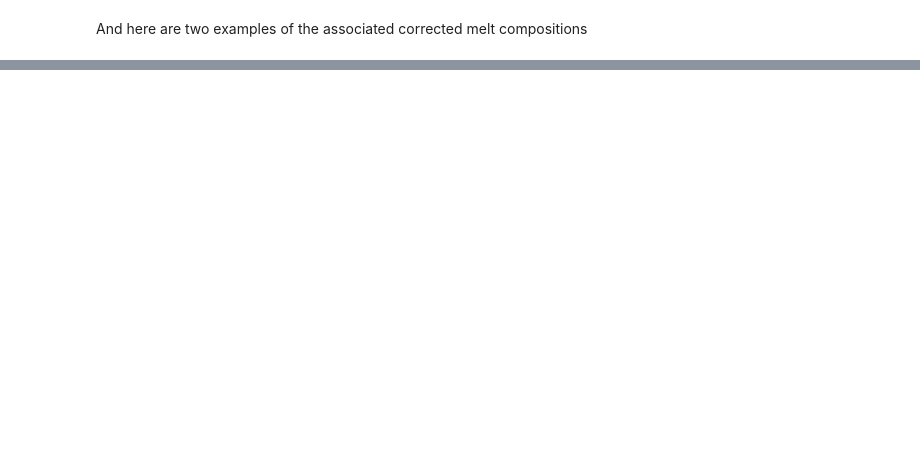
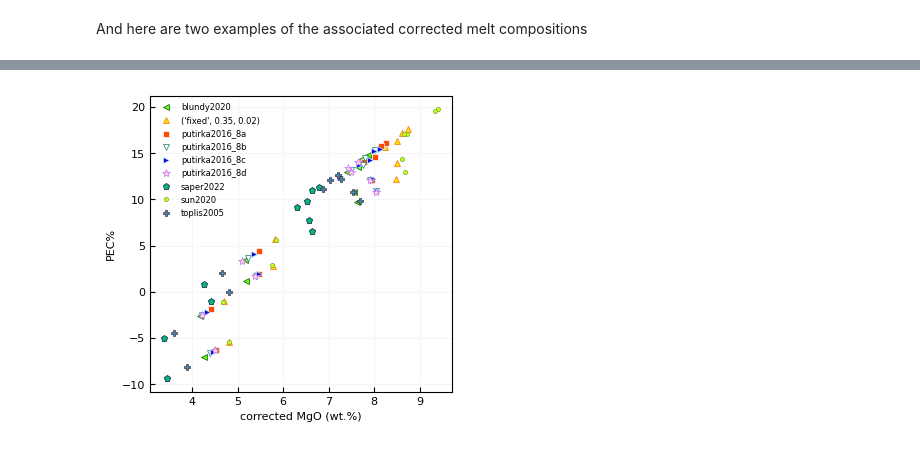
Before and after one commit to TDGerve/MagmaPEC, a Jupyter notebook: docs/source/notebooks/model_comparison.ipynb, the cells around one changed output, grey strips where cells are left out. Saved outputs shown, nothing was run; the diff lists cells and outputs as text; code cells hidden in the pictures; blank space fills up the shorter version.

```diff
--- a/docs/source/notebooks/model_comparison.ipynb
+++ b/docs/source/notebooks/model_comparison.ipynb
@@ -132,0 +137,18 @@ corrected_inclusions["saper2022"]
+# %%
+mm = 1/25.4
+gp.layout(colors=gp.colors.bright)
+
+fig, ax = plt.subplots(figsize=(90*mm, 85*mm))
+
+for model, df in corrected_inclusions.items():
+
+    ax.plot(df["MgO"], pec_results[model], lw=0., label=model)
+
+
+ax.legend()
+ax.set_xlabel("corrected MgO (wt.%)")
+ax.set_ylabel("PEC%")
+
+plt.show()
+# %% [output]
+[figure, added]
```
Also changed, not shown: parts of 6 cells of this notebook.
